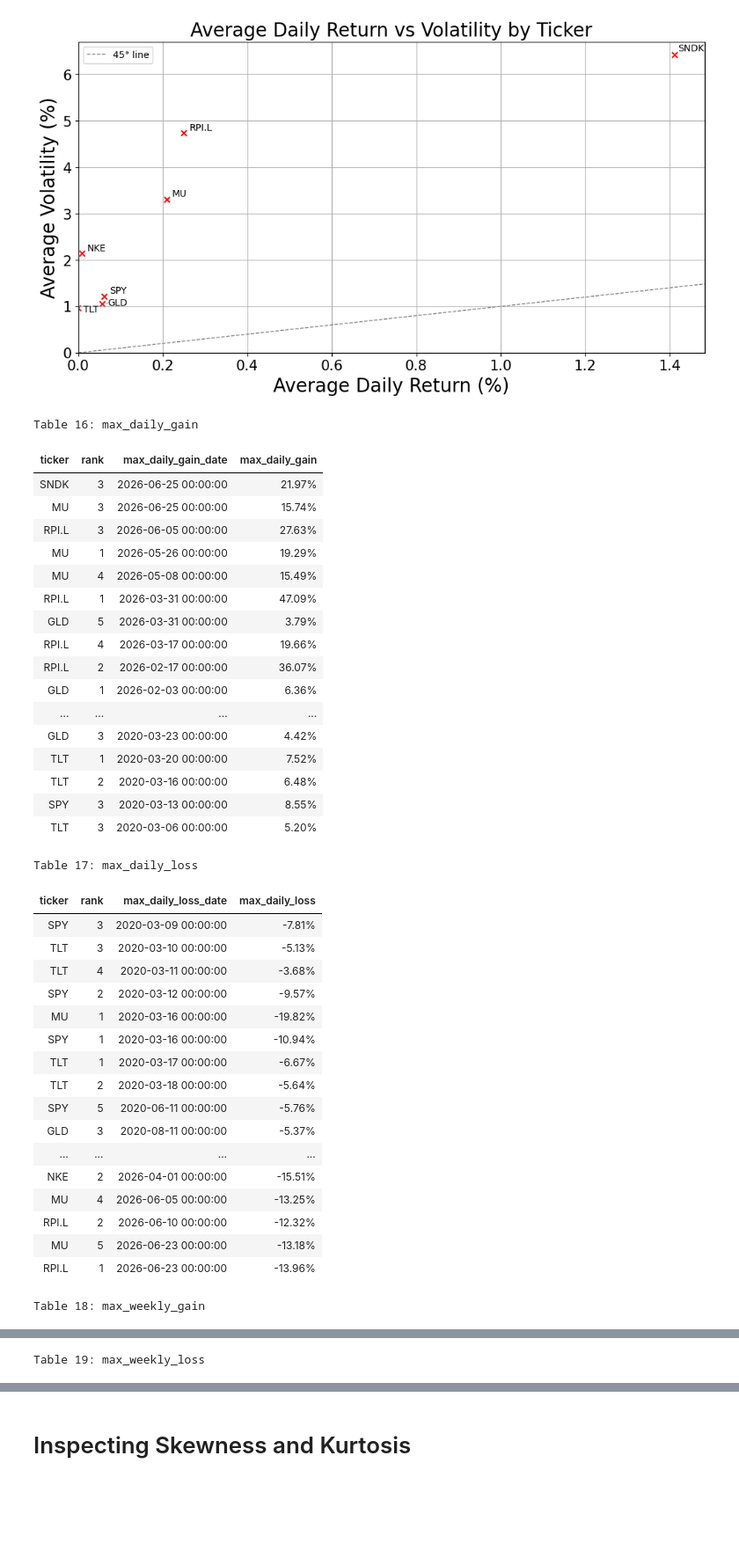
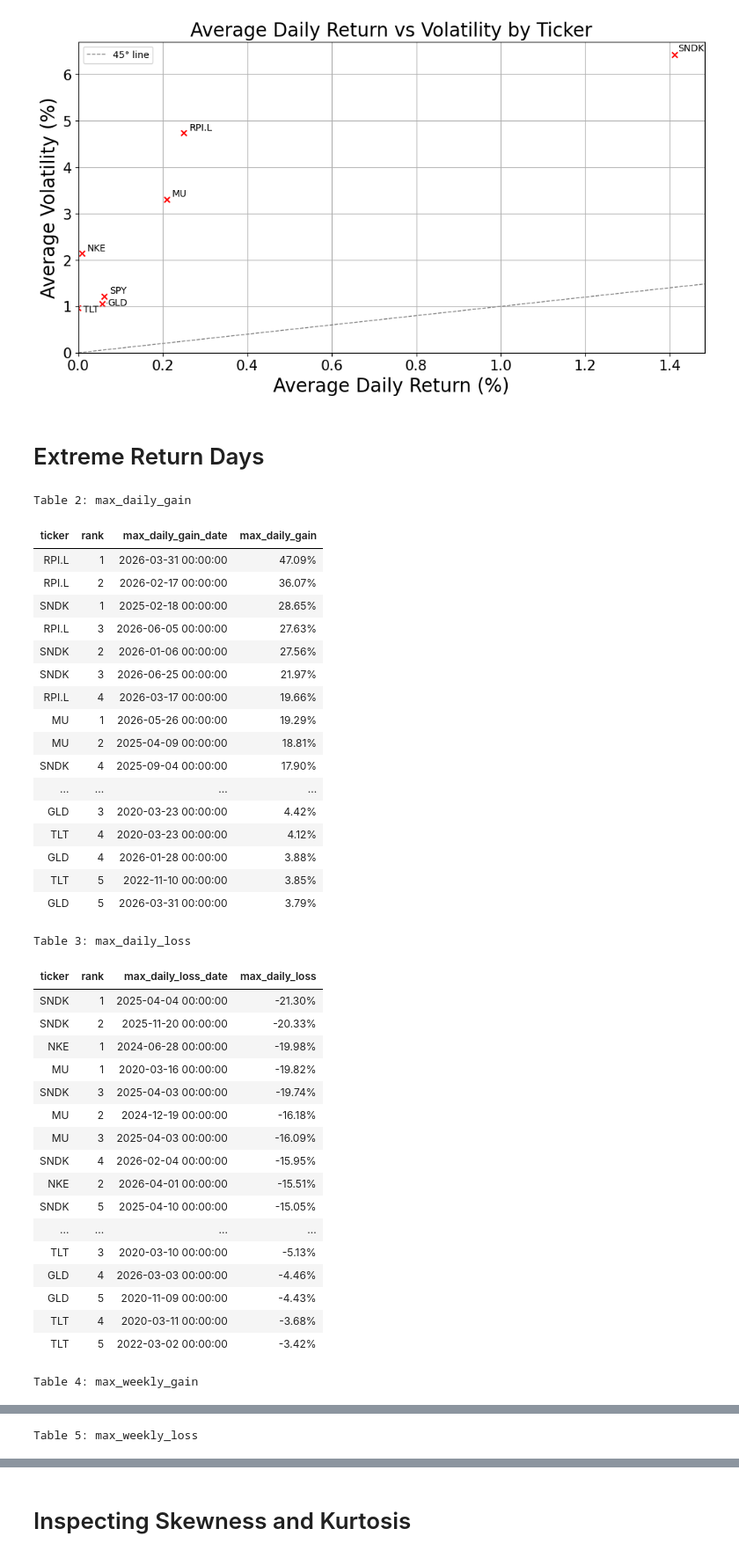
Before and after one commit to maxautomateseverything/market-intelligence-pipeline, a Jupyter notebook: EDA Notebooks/04 - Return Analysis.ipynb, the cells around one changed output, grey strips where cells are left out. Shown at 88% size. Cells and saved outputs as stored; diff of their text form; code cells hidden in the pictures; blank space fills up the shorter version.

Commit message:
Notebook - Return Analysis, Markdown Maintanence

```diff
--- a/notebooks/03 - Return Analysis.ipynb
+++ b/EDA Notebooks/04 - Return Analysis.ipynb
@@ -307,6 +307,8 @@ plt.show()
 # %% [output]
 Graph 15:
 [figure]
+# %% [markdown]
+# Extreme Return Days
 # %%
 import matplotlib.pyplot as plt
 import numpy as np
@@ -427,16 +429,16 @@ summary = summary[
 
 tables = {
     "max_daily_gain": summary[["max_daily_gain_date", "max_daily_gain"]]
-        .sort_values("max_daily_gain_date", ascending=False),
+        .sort_values("max_daily_gain", ascending=False),
 
     "max_daily_loss": summary[["max_daily_loss_date", "max_daily_loss"]]
-        .sort_values("max_daily_loss_date", ascending=True),
+        .sort_values("max_daily_loss", ascending=True),
 
     "max_weekly_gain": summary[["max_weekly_gain_week_ending", "max_weekly_gain"]]
-        .sort_values("max_weekly_gain_week_ending", ascending=False),
+        .sort_values("max_weekly_gain", ascending=False),
 
     "max_weekly_loss": summary[["max_weekly_loss_week_ending", "max_weekly_loss"]]
-        .sort_values("max_weekly_loss_week_ending", ascending=True)
+        .sort_values("max_weekly_loss", ascending=True)
 }
 
 html_parts = []
@@ -453,62 +455,62 @@ for name, table in tables.items():
                  "max_weekly_gain": "{:.2%}",
                  "max_weekly_loss": "{:.2%}"
              }, na_rep="")
     )
 
     table_count += 1
 
     html_parts.append(f"""
     <div>
         <h3>Table {table_count}: {name}</h3>
         {styled_table.to_html()}
     </div>
     """)
 
 
 
 html = f"""
 <div style="display: flex; gap: 30px; align-items: flex-start;">
     {''.join(html_parts)}
 </div>
 """
 
 display(HTML(html))
 # %% [output]
-Table 16: max_daily_gain
+Table 2: max_daily_gain
 | ticker | rank | max_daily_gain_date | max_daily_gain |
+| RPI.L | 1 | 2026-03-31 00:00:00 | 47.09% |
+| RPI.L | 2 | 2026-02-17 00:00:00 | 36.07% |
+| SNDK | 1 | 2025-02-18 00:00:00 | 28.65% |
+| RPI.L | 3 | 2026-06-05 00:00:00 | 27.63% |
+| SNDK | 2 | 2026-01-06 00:00:00 | 27.56% |
 | SNDK | 3 | 2026-06-25 00:00:00 | 21.97% |
-| MU | 3 | 2026-06-25 00:00:00 | 15.74% |
-| RPI.L | 3 | 2026-06-05 00:00:00 | 27.63% |
+| RPI.L | 4 | 2026-03-17 00:00:00 | 19.66% |
 | MU | 1 | 2026-05-26 00:00:00 | 19.29% |
-| MU | 4 | 2026-05-08 00:00:00 | 15.49% |
-| RPI.L | 1 | 2026-03-31 00:00:00 | 47.09% |
-| GLD | 5 | 2026-03-31 00:00:00 | 3.79% |
-| RPI.L | 4 | 2026-03-17 00:00:00 | 19.66% |
-| RPI.L | 2 | 2026-02-17 00:00:00 | 36.07% |
-| GLD | 1 | 2026-02-03 00:00:00 | 6.36% |
+| MU | 2 | 2025-04-09 00:00:00 | 18.81% |
+| SNDK | 4 | 2025-09-04 00:00:00 | 17.90% |
 | ... | ... | ... | ... |
 | GLD | 3 | 2020-03-23 00:00:00 | 4.42% |
-| TLT | 1 | 2020-03-20 00:00:00 | 7.52% |
-| TLT | 2 | 2020-03-16 00:00:00 | 6.48% |
-| SPY | 3 | 2020-03-13 00:00:00 | 8.55% |
-| TLT | 3 | 2020-03-06 00:00:00 | 5.20% |
+| TLT | 4 | 2020-03-23 00:00:00 | 4.12% |
+| GLD | 4 | 2026-01-28 00:00:00 | 3.88% |
+| TLT | 5 | 2022-11-10 00:00:00 | 3.85% |
+| GLD | 5 | 2026-03-31 00:00:00 | 3.79% |
-Table 17: max_daily_loss
+Table 3: max_daily_loss
 | ticker | rank | max_daily_loss_date | max_daily_loss |
-| SPY | 3 | 2020-03-09 00:00:00 | -7.81% |
+| SNDK | 1 | 2025-04-04 00:00:00 | -21.30% |
+| SNDK | 2 | 2025-11-20 00:00:00 | -20.33% |
+| NKE | 1 | 2024-06-28 00:00:00 | -19.98% |
+| MU | 1 | 2020-03-16 00:00:00 | -19.82% |
+| SNDK | 3 | 2025-04-03 00:00:00 | -19.74% |
+| MU | 2 | 2024-12-19 00:00:00 | -16.18% |
+| MU | 3 | 2025-04-03 00:00:00 | -16.09% |
+| SNDK | 4 | 2026-02-04 00:00:00 | -15.95% |
+| NKE | 2 | 2026-04-01 00:00:00 | -15.51% |
+| SNDK | 5 | 2025-04-10 00:00:00 | -15.05% |
+| ... | ... | ... | ... |
 | TLT | 3 | 2020-03-10 00:00:00 | -5.13% |
+| GLD | 4 | 2026-03-03 00:00:00 | -4.46% |
+| GLD | 5 | 2020-11-09 00:00:00 | -4.43% |
 | TLT | 4 | 2020-03-11 00:00:00 | -3.68% |
-| SPY | 2 | 2020-03-12 00:00:00 | -9.57% |
-| MU | 1 | 2020-03-16 00:00:00 | -19.82% |
-| SPY | 1 | 2020-03-16 00:00:00 | -10.94% |
-| TLT | 1 | 2020-03-17 00:00:00 | -6.67% |
-| TLT | 2 | 2020-03-18 00:00:00 | -5.64% |
-| SPY | 5 | 2020-06-11 00:00:00 | -5.76% |
-| GLD | 3 | 2020-08-11 00:00:00 | -5.37% |
-| ... | ... | ... | ... |
-| NKE | 2 | 2026-04-01 00:00:00 | -15.51% |
-| MU | 4 | 2026-06-05 00:00:00 | -13.25% |
-| RPI.L | 2 | 2026-06-10 00:00:00 | -12.32% |
-| MU | 5 | 2026-06-23 00:00:00 | -13.18% |
-| RPI.L | 1 | 2026-06-23 00:00:00 | -13.96% |
+| TLT | 5 | 2022-03-02 00:00:00 | -3.42% |
-Table 18: max_weekly_gain
+Table 4: max_weekly_gain
 | ticker | rank | max_weekly_gain_week_ending | max_weekly_gain |
@@ -531,2 +533,2 @@ Table 18: max_weekly_gain
-Table 19: max_weekly_loss
+Table 5: max_weekly_loss
 | ticker | rank | max_weekly_loss_week_ending | max_weekly_loss |
```
Also changed, not shown: parts of 4 cells of this notebook, 7 other files.
